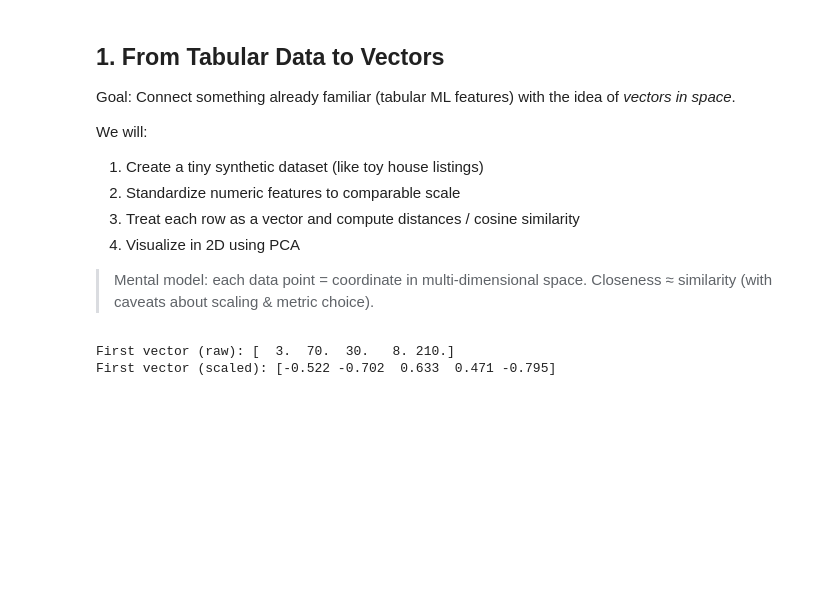
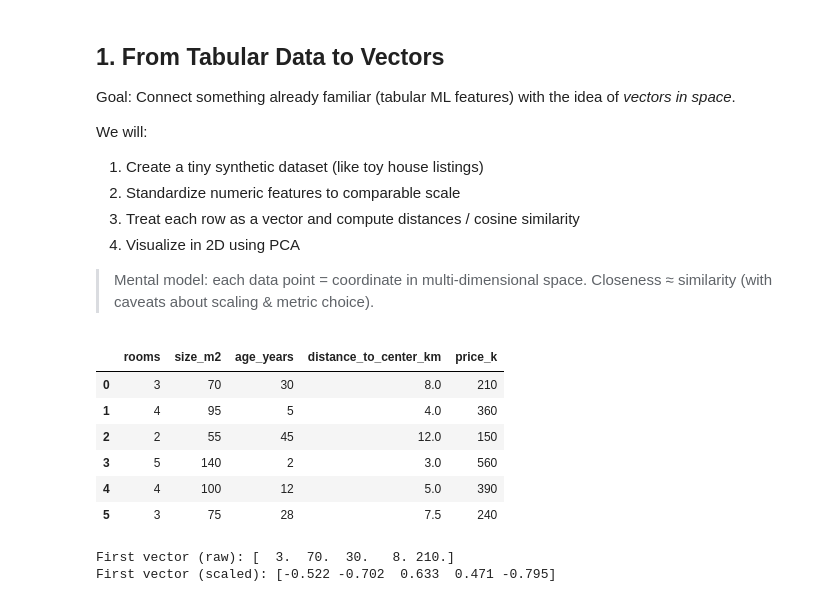
Before and after one commit to karolzak/ml101, a Jupyter notebook: notebooks/02-embeddings.ipynb, the cells around one changed output. Drawn from its saved outputs; the diff is of its cells as text; code cells hidden in the pictures; blank space fills up the shorter version.

```diff
--- a/notebooks/02-embeddings.ipynb
+++ b/notebooks/02-embeddings.ipynb
@@ -55,4 +55,23 @@ We will:
 4. Visualize in 2D using PCA
 
 > Mental model: each data point = coordinate in multi‑dimensional space. Closeness ≈ similarity (with caveats about scaling & metric choice).
+# %%
+# Create a tiny synthetic tabular dataset (house-like features)
+raw = pd.DataFrame({
+    'rooms': [3, 4, 2, 5, 4, 3],
+    'size_m2': [70, 95, 55, 140, 100, 75],
+    'age_years': [30, 5, 45, 2, 12, 28],
+    'distance_to_center_km': [8.0, 4.0, 12.0, 3.0, 5.0, 7.5],
+    'price_k': [210, 360, 150, 560, 390, 240]
+})
+
+raw.head(6)
+# %% [output]
+|  | rooms | size_m2 | age_years | distance_to_center_km | price_k |
+| 0 | 3 | 70 | 30 | 8.0 | 210 |
+| 1 | 4 | 95 | 5 | 4.0 | 360 |
+| 2 | 2 | 55 | 45 | 12.0 | 150 |
+| 3 | 5 | 140 | 2 | 3.0 | 560 |
+| 4 | 4 | 100 | 12 | 5.0 | 390 |
+| 5 | 3 | 75 | 28 | 7.5 | 240 |
 # %%
```
Also changed, not shown: parts of 2 cells of this notebook.
